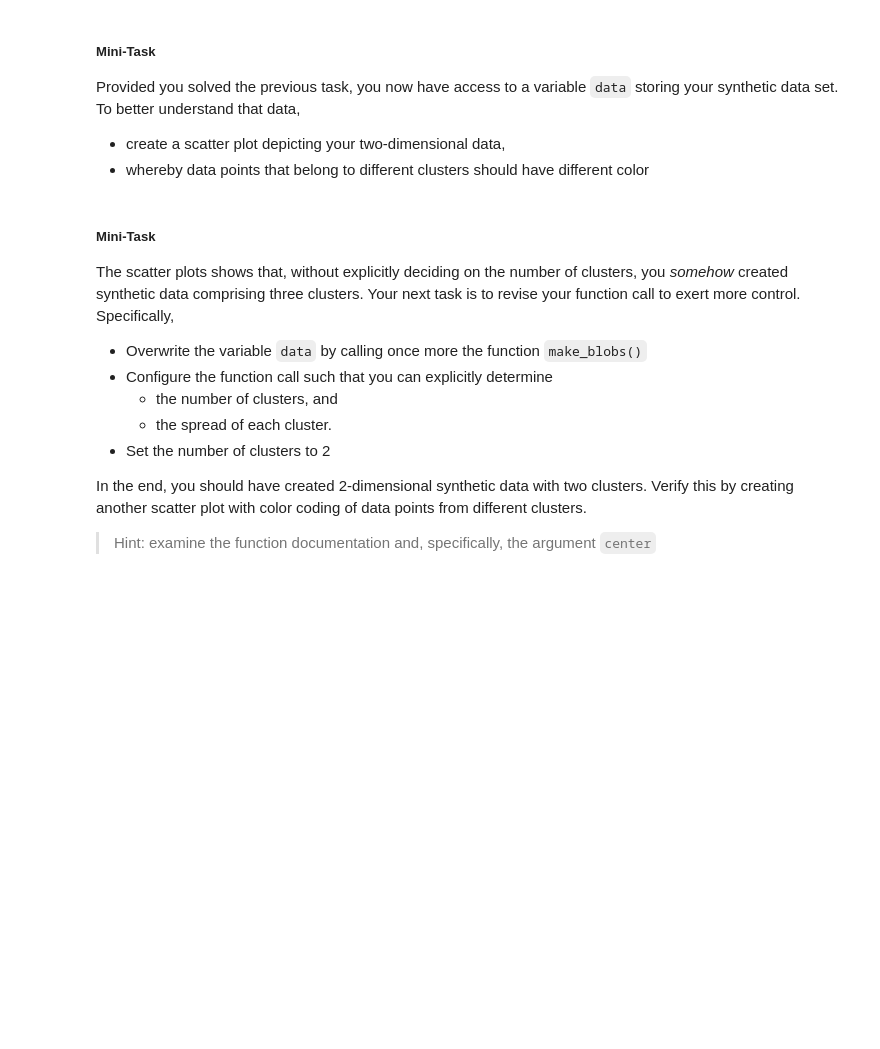
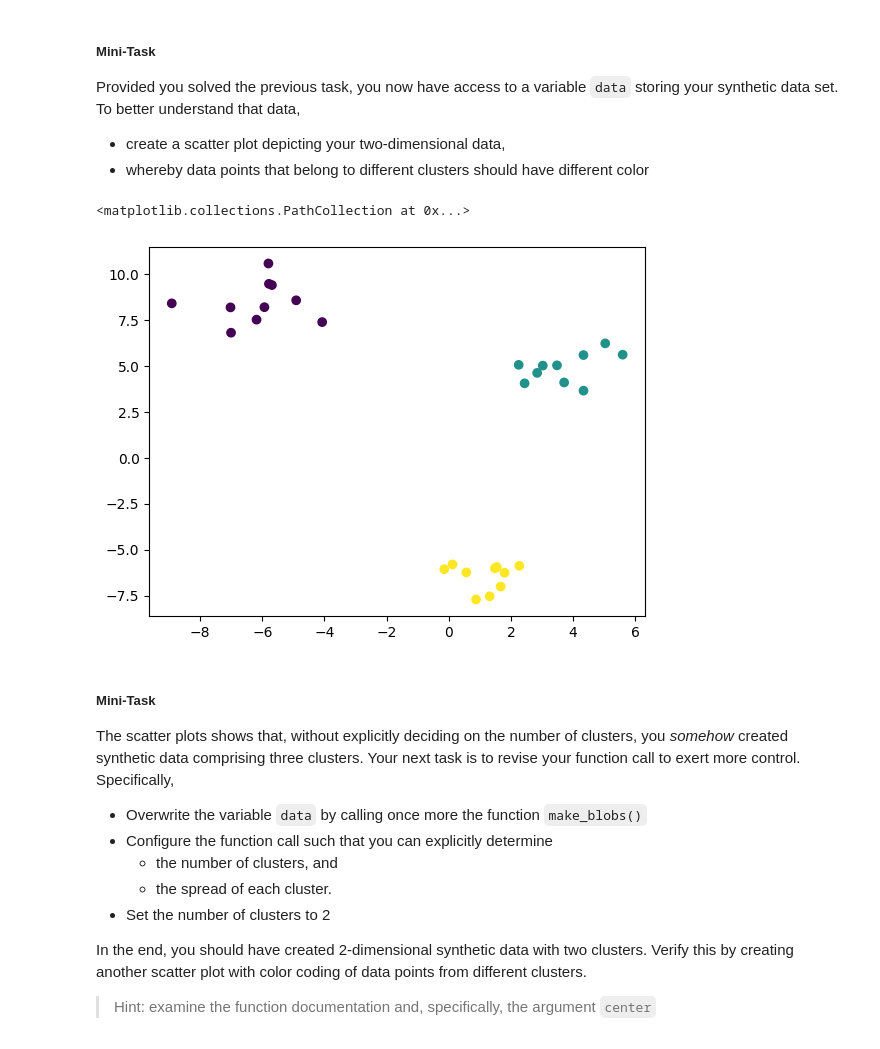
Before and after one commit to o0zee/bads, a Jupyter notebook: tutorial_notebooks/3_descriptive_analytics_tasks.ipynb, the cells around one changed output. Saved outputs shown, nothing was run; the diff lists cells and outputs as text; code cells hidden in the pictures; blank space fills up the shorter version.

```diff
--- a/tutorial_notebooks/3_descriptive_analytics_tasks.ipynb
+++ b/tutorial_notebooks/3_descriptive_analytics_tasks.ipynb
@@ -75,3 +74,12 @@ Provided you solved the previous task, you now have access to a variable `data`
+# %%
+# To be completed in the tutorial
+n = 30
+d = 2
+data = make_blobs(n_samples = n, n_features = d)
+plt.scatter(x=data[0][:, 0], y=data[0][:, 1], c=data[1])
+# %% [output]
+<matplotlib.collections.PathCollection at 0x...>
+[figure, added]
 # %% [markdown]
 ##### Mini-Task
 The scatter plots shows that, without explicitly deciding on the number of clusters, you *somehow* created synthetic data comprising three clusters. Your next task is to revise your function call to exert more control. Specifically,
```
Also changed, not shown: parts of 8 cells of this notebook.
